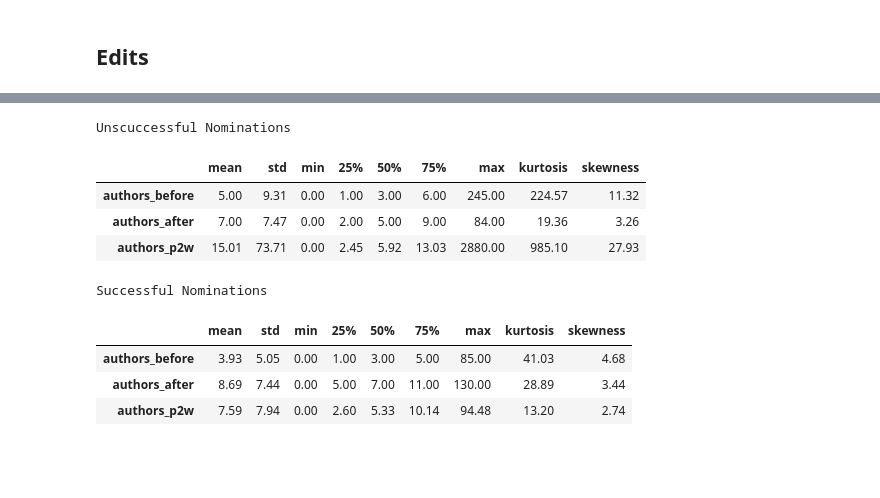
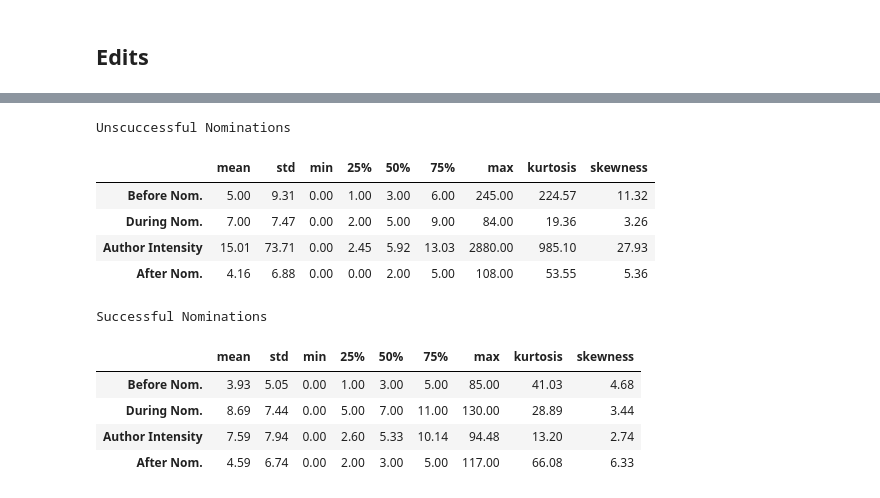
Before and after one commit to MacCMillion/wiki_project, a Jupyter notebook: Results.ipynb, the cells around one changed output, grey strips where cells are left out. Cells and saved outputs as stored; diff of their text form; code cells hidden in the pictures; blank space fills up the shorter version.

```diff
--- a/Results.ipynb
+++ b/Results.ipynb
@@ -23,15 +28,24 @@ df_FAC = pd.merge(
     pd.read_csv('./res/revisions_FAC.csv', sep=';', index_col=0, parse_dates=date_cols_0),
     pd.read_csv('./res/FAC_merged.csv', sep=';', index_col=0, parse_dates=date_cols_1),
     on='title')
+df_FAC = pd.merge(
+    df_FAC, pd.read_csv('./res/revisions_FAC_2w.csv', sep=';', index_col=0),
+    on='title')
+
 df_FAC['nomination_period'] = df_FAC['end_date'] - df_FAC['date_nomination']
 
 df_FA = pd.merge(pd.read_csv('./res/revisions_FA.csv', sep=';', index_col=0, parse_dates=date_cols_0),
                   pd.read_csv('./res/FA_merged.csv', sep=';', index_col=0, parse_dates=date_cols_1),
                   on= 'title')
+df_FA = pd.merge(
+    df_FA, pd.read_csv('./res/revisions_FA_2w.csv', sep=';', index_col=0),
+    on='title')
+
 df_FA['nomination_period'] = df_FA['end_date'] - df_FA['date_nomination']
 
 print(f'We were able to sucessfully retriev information on {df_FA.shape[0]} sucessfull and {df_FAC.shape[0]} unsucessfull nominations.')
 
 d = df_FA.nomination_period.mean()
+print(df_FAC.columns)
 # %% [output]
 We were able to sucessfully retriev information on 5152 sucessfull and 3743 unsucessfull nominations.
@@ -144,49 +186,65 @@ Also after the nomination more work is expended on successful nominations. The p
 # %%
 df_FAC['authors_p2w'] = df_FAC['authors_after']/(df_FAC['nomination_period']/np.timedelta64(2, 'W'))
 df_FA['authors_p2w'] = df_FA['authors_after']/(df_FA['nomination_period']/np.timedelta64(2, 'W'))
 
 
 summary_FAC_authors = pd.DataFrame([
-df_FAC.authors_before.describe(),
-df_FAC.authors_after.describe(),
-df_FAC.authors_p2w.describe()])
+    df_FAC.authors_before.describe(),
+    df_FAC.authors_after.describe(),
+    df_FAC.authors_p2w.describe(),
+    df_FAC.authors_2w_later.describe()
+])
 summary_FA_authors = pd.DataFrame([
-df_FA.authors_before.describe(),
-df_FA.authors_after.describe(),
-df_FA.authors_p2w.describe()])
+    df_FA.authors_before.describe(),
+    df_FA.authors_after.describe(),
+    df_FA.authors_p2w.describe(),
+    df_FA.authors_2w_later.describe()
+])
 
-summary_FA_authors['kurtosis'] = [df_FA.authors_before.kurtosis(), df_FA.authors_after.kurtosis(), df_FA.authors_p2w.kurtosis()]
-summary_FA_authors['skewness'] = [df_FA.authors_before.skew(), df_FA.authors_after.skew(), df_FA.authors_p2w.skew()]
-summary_FAC_authors['kurtosis'] = [df_FAC.authors_before.kurtosis(), df_FAC.authors_after.kurtosis(), df_FAC.authors_p2w.kurtosis()]
-summary_FAC_authors['skewness'] = [df_FAC.authors_before.skew(), df_FAC.authors_after.skew(), df_FAC.authors_p2w.skew()]
+summary_FA_authors['kurtosis'] = [df_FA.authors_before.kurtosis(), df_FA.authors_after.kurtosis(),
+                                  df_FA.authors_p2w.kurtosis(), df_FA.authors_2w_later.kurtosis()]
+summary_FA_authors['skewness'] = [df_FA.authors_before.skew(), df_FA.authors_after.skew(),
+                                  df_FA.authors_p2w.skew(), df_FA.authors_2w_later.skew()]
+summary_FAC_authors['kurtosis'] = [df_FAC.authors_before.kurtosis(), df_FAC.authors_after.kurtosis(),
+                                   df_FAC.authors_p2w.kurtosis(), df_FAC.authors_2w_later.kurtosis()]
+summary_FAC_authors['skewness'] = [df_FAC.authors_before.skew(), df_FAC.authors_after.skew(),
+                                   df_FAC.authors_p2w.skew(), df_FAC.authors_2w_later.skew()]
 
 summary_FAC_authors_no_outlier = df_FAC.loc[df_FAC.authors_before <= df_FAC.authors_before.quantile(0.995), ['authors_before', 'authors_after', 'authors_p2w']].describe().T
 summary_FAC_authors_no_outlier.drop('count', axis=1, inplace=True)
 
 summary_FA_authors_no_outlier = df_FA.loc[df_FA.authors_before <= df_FA.authors_before.quantile(0.995), ['authors_before', 'authors_after', 'authors_p2w']].describe().T
 summary_FA_authors_no_outlier.drop('count', axis=1, inplace=True)
 
-
+# Drop Redundant
 summary_FA_authors.drop('count', axis=1, inplace=True)
 summary_FAC_authors.drop('count', axis=1, inplace=True)
+
+# Styling
+idx_labels = ['Before Nom.', 'During Nom.', 'Author Intensity', 'After Nom.']
+label_dict = {name: label for name, label in zip(summary_FAC_authors.index, idx_labels)}
+summary_FA_authors.rename(index=label_dict, inplace=True)
+summary_FAC_authors.rename(index=label_dict, inplace=True)
 s1_a = summary_FAC_authors.style.format({col: '{:.2f}' for col in summary_FA_authors.columns})
 s2_a = summary_FA_authors.style.format({col: '{:.2f}' for col in summary_FAC_authors.columns})
-s3_a = summary_FAC_authors_no_outlier.style.format({col: '{:.2f}' for col in summary_FAC_authors_no_outlier.columns})
-s4_a = summary_FA_authors_no_outlier.style.format({col: '{:.2f}' for col in summary_FA_authors_no_outlier.columns})
+#s3_a = summary_FAC_authors_no_outlier.style.format({col: '{:.2f}' for col in summary_FAC_authors_no_outlier.columns})
+#s4_a = summary_FA_authors_no_outlier.style.format({col: '{:.2f}' for col in summary_FA_authors_no_outlier.columns})
 
 print('Unscuccessful Nominations')
 display(s1_a)
 print('\n\n')
 print('Successful Nominations')
 display(s2_a)
 # %% [output]
 Unscuccessful Nominations
 |  | mean | std | min | 25% | 50% | 75% | max | kurtosis | skewness |
-| authors_before | 5.00 | 9.31 | 0.00 | 1.00 | 3.00 | 6.00 | 245.00 | 224.57 | 11.32 |
-| authors_after | 7.00 | 7.47 | 0.00 | 2.00 | 5.00 | 9.00 | 84.00 | 19.36 | 3.26 |
-| authors_p2w | 15.01 | 73.71 | 0.00 | 2.45 | 5.92 | 13.03 | 2880.00 | 985.10 | 27.93 |
+| Before Nom. | 5.00 | 9.31 | 0.00 | 1.00 | 3.00 | 6.00 | 245.00 | 224.57 | 11.32 |
+| During Nom. | 7.00 | 7.47 | 0.00 | 2.00 | 5.00 | 9.00 | 84.00 | 19.36 | 3.26 |
+| Author Intensity | 15.01 | 73.71 | 0.00 | 2.45 | 5.92 | 13.03 | 2880.00 | 985.10 | 27.93 |
+| After Nom. | 4.16 | 6.88 | 0.00 | 0.00 | 2.00 | 5.00 | 108.00 | 53.55 | 5.36 |
 Successful Nominations
 |  | mean | std | min | 25% | 50% | 75% | max | kurtosis | skewness |
-| authors_before | 3.93 | 5.05 | 0.00 | 1.00 | 3.00 | 5.00 | 85.00 | 41.03 | 4.68 |
-| authors_after | 8.69 | 7.44 | 0.00 | 5.00 | 7.00 | 11.00 | 130.00 | 28.89 | 3.44 |
-| authors_p2w | 7.59 | 7.94 | 0.00 | 2.60 | 5.33 | 10.14 | 94.48 | 13.20 | 2.74 |
+| Before Nom. | 3.93 | 5.05 | 0.00 | 1.00 | 3.00 | 5.00 | 85.00 | 41.03 | 4.68 |
+| During Nom. | 8.69 | 7.44 | 0.00 | 5.00 | 7.00 | 11.00 | 130.00 | 28.89 | 3.44 |
+| Author Intensity | 7.59 | 7.94 | 0.00 | 2.60 | 5.33 | 10.14 | 94.48 | 13.20 | 2.74 |
+| After Nom. | 4.59 | 6.74 | 0.00 | 2.00 | 3.00 | 5.00 | 117.00 | 66.08 | 6.33 |
```
Also changed, not shown: parts of 11 cells of this notebook, 2 other files.
